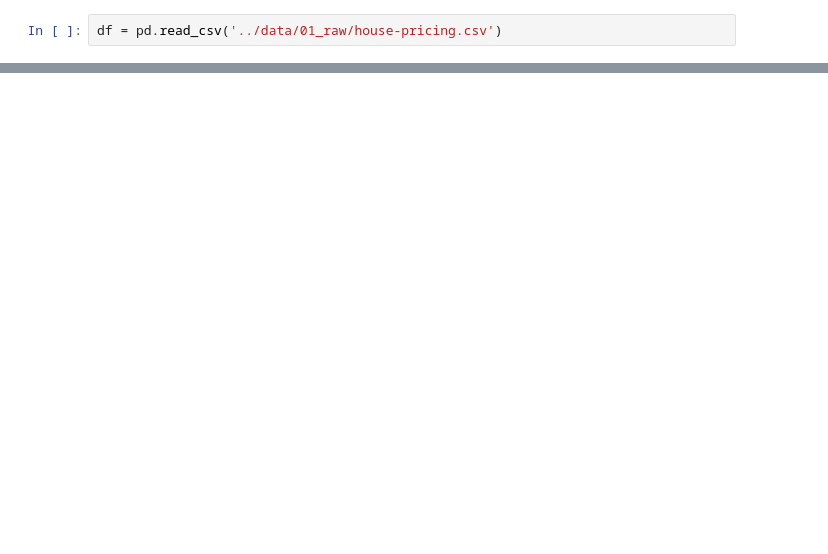
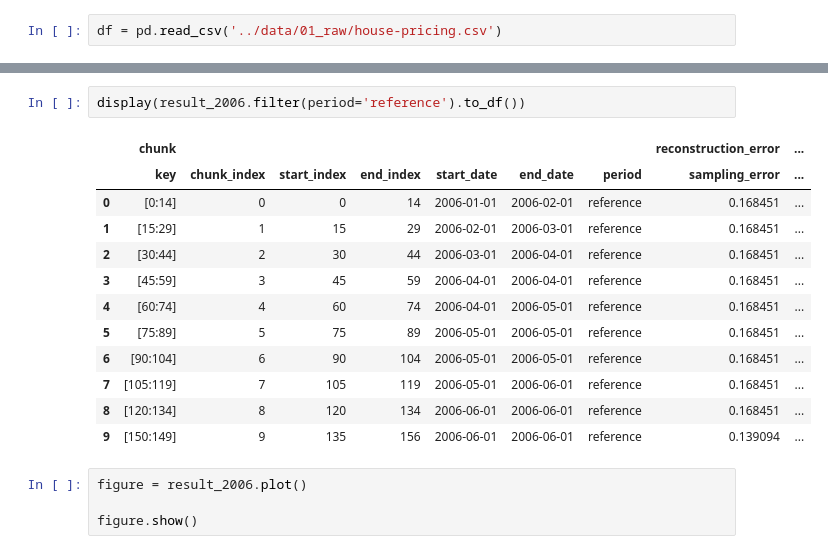
Before and after one commit to joicepreuss/mlops-nova-project, a Jupyter notebook: notebooks/data_check.ipynb, the cells around one changed output, grey strips where cells are left out. Cells and saved outputs as stored; diff of their text form; blank space fills up the shorter version.

```diff
--- a/notebooks/data_check.ipynb
+++ b/notebooks/data_check.ipynb
@@ -50,0 +142,19 @@ results = calc.calculate(analysis)
+# %%
+display(result_2006.filter(period='reference').to_df())
+# %% [output]
+|  | chunk |  |  |  |  |  |  | reconstruction_error | ... |
+|  | key | chunk_index | start_index | end_index | start_date | end_date | period | sampling_error | ... |
+| 0 | [0:14] | 0 | 0 | 14 | 2006-01-01 | 2006-02-01 | reference | 0.168451 | ... |
+| 1 | [15:29] | 1 | 15 | 29 | 2006-02-01 | 2006-03-01 | reference | 0.168451 | ... |
+| 2 | [30:44] | 2 | 30 | 44 | 2006-03-01 | 2006-04-01 | reference | 0.168451 | ... |
+| 3 | [45:59] | 3 | 45 | 59 | 2006-04-01 | 2006-04-01 | reference | 0.168451 | ... |
+| 4 | [60:74] | 4 | 60 | 74 | 2006-04-01 | 2006-05-01 | reference | 0.168451 | ... |
+| 5 | [75:89] | 5 | 75 | 89 | 2006-05-01 | 2006-05-01 | reference | 0.168451 | ... |
+| 6 | [90:104] | 6 | 90 | 104 | 2006-05-01 | 2006-05-01 | reference | 0.168451 | ... |
+| 7 | [105:119] | 7 | 105 | 119 | 2006-05-01 | 2006-06-01 | reference | 0.168451 | ... |
+| 8 | [120:134] | 8 | 120 | 134 | 2006-06-01 | 2006-06-01 | reference | 0.168451 | ... |
+| 9 | [150:149] | 9 | 135 | 156 | 2006-06-01 | 2006-06-01 | reference | 0.139094 | ... |
+# %%
+figure = result_2006.plot()
+
+figure.show()
```
Also changed, not shown: parts of 20 cells of this notebook, 3 other files.
